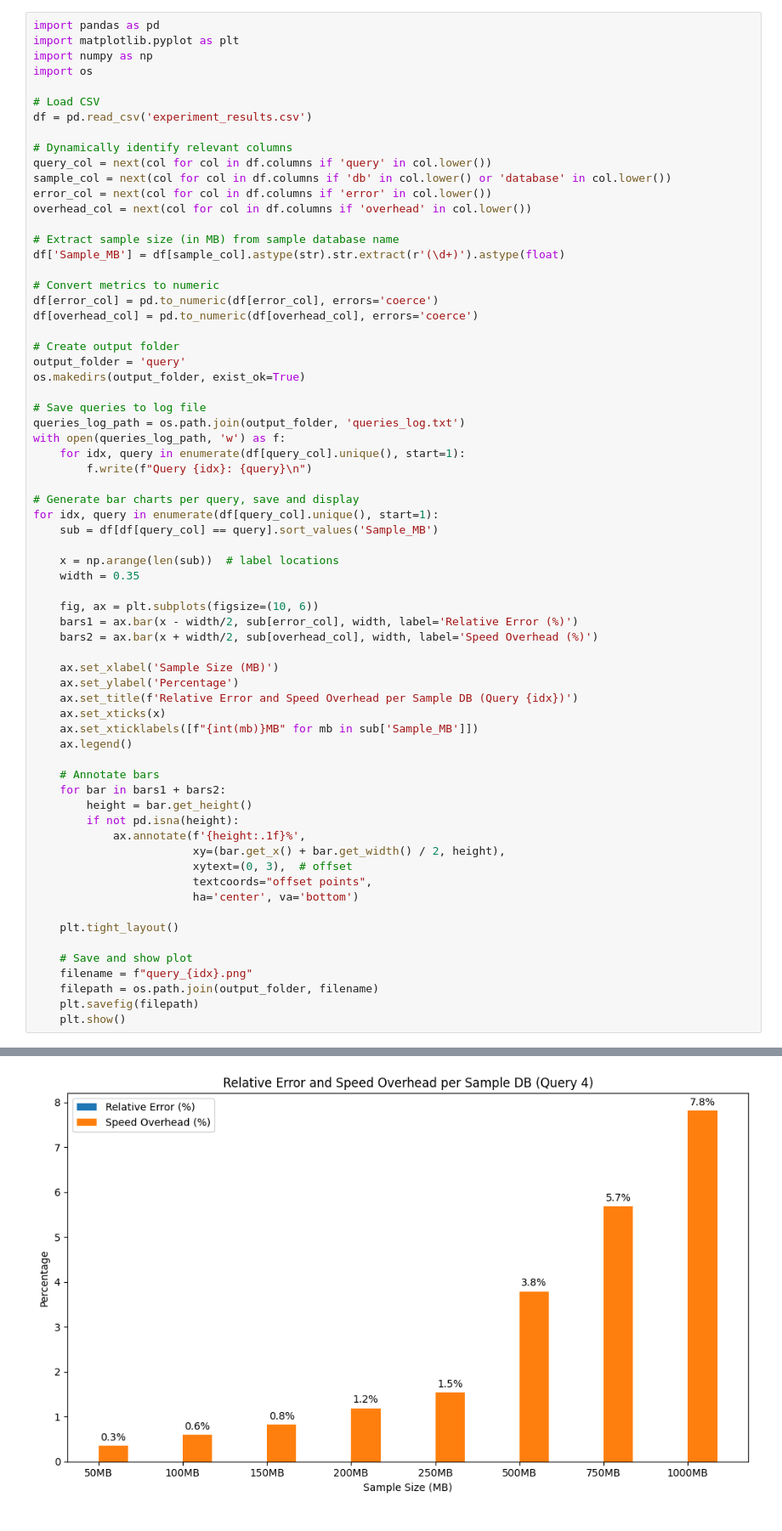
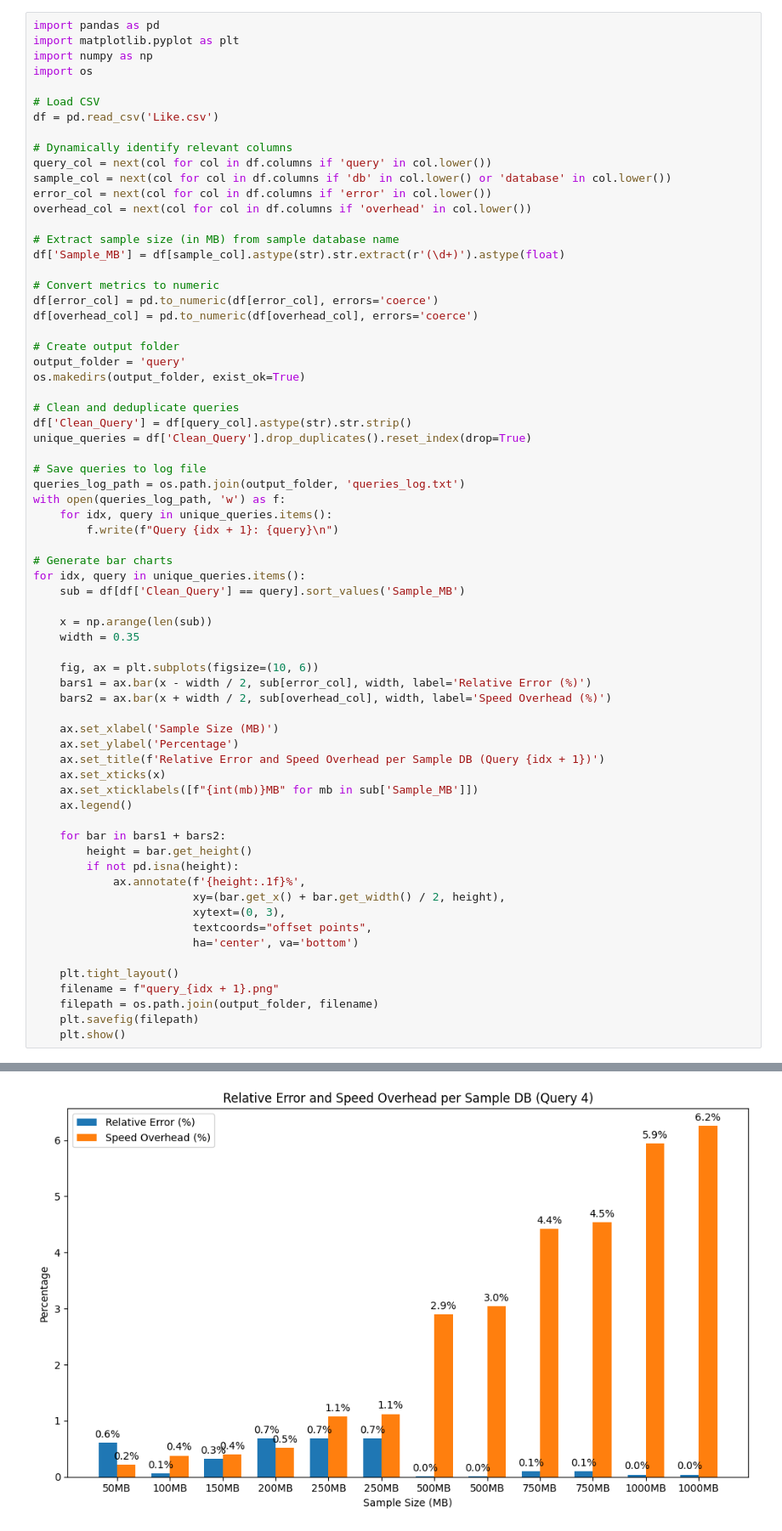
Before and after one commit to ArnobRahee/ThesisRAG, a Jupyter notebook: Image.ipynb, the cells around one changed output, grey strips where cells are left out. Shown at 85% size. Cells and saved outputs as stored; diff of their text form.

Commit message:
Different types of query

```diff
--- a/Image.ipynb
+++ b/Image.ipynb
@@ -5,7 +7,7 @@ import numpy as np
 import os
 
 # Load CSV
-df = pd.read_csv('experiment_results.csv')
+df = pd.read_csv('Like.csv')
 
 # Dynamically identify relevant columns
 query_col = next(col for col in df.columns if 'query' in col.lower())
@@ -24,44 +26,45 @@ df[overhead_col] = pd.to_numeric(df[overhead_col], errors='coerce')
 output_folder = 'query'
 os.makedirs(output_folder, exist_ok=True)
 
+# Clean and deduplicate queries
+df['Clean_Query'] = df[query_col].astype(str).str.strip()
+unique_queries = df['Clean_Query'].drop_duplicates().reset_index(drop=True)
+
 # Save queries to log file
 queries_log_path = os.path.join(output_folder, 'queries_log.txt')
 with open(queries_log_path, 'w') as f:
-    for idx, query in enumerate(df[query_col].unique(), start=1):
-        f.write(f"Query {idx}: {query}\n")
+    for idx, query in unique_queries.items():
+        f.write(f"Query {idx + 1}: {query}\n")
 
-# Generate bar charts per query, save and display
-for idx, query in enumerate(df[query_col].unique(), start=1):
-    sub = df[df[query_col] == query].sort_values('Sample_MB')
+# Generate bar charts
+for idx, query in unique_queries.items():
+    sub = df[df['Clean_Query'] == query].sort_values('Sample_MB')
 
-    x = np.arange(len(sub))  # label locations
+    x = np.arange(len(sub))
     width = 0.35
 
     fig, ax = plt.subplots(figsize=(10, 6))
-    bars1 = ax.bar(x - width/2, sub[error_col], width, label='Relative Error (%)')
-    bars2 = ax.bar(x + width/2, sub[overhead_col], width, label='Speed Overhead (%)')
+    bars1 = ax.bar(x - width / 2, sub[error_col], width, label='Relative Error (%)')
+    bars2 = ax.bar(x + width / 2, sub[overhead_col], width, label='Speed Overhead (%)')
 
     ax.set_xlabel('Sample Size (MB)')
     ax.set_ylabel('Percentage')
-    ax.set_title(f'Relative Error and Speed Overhead per Sample DB (Query {idx})')
+    ax.set_title(f'Relative Error and Speed Overhead per Sample DB (Query {idx + 1})')
     ax.set_xticks(x)
     ax.set_xticklabels([f"{int(mb)}MB" for mb in sub['Sample_MB']])
     ax.legend()
 
-    # Annotate bars
     for bar in bars1 + bars2:
         height = bar.get_height()
         if not pd.isna(height):
             ax.annotate(f'{height:.1f}%',
                         xy=(bar.get_x() + bar.get_width() / 2, height),
-                        xytext=(0, 3),  # offset
+                        xytext=(0, 3),
                         textcoords="offset points",
                         ha='center', va='bottom')
 
     plt.tight_layout()
-
-    # Save and show plot
-    filename = f"query_{idx}.png"
+    filename = f"query_{idx + 1}.png"
     filepath = os.path.join(output_folder, filename)
     plt.savefig(filepath)
     plt.show()
@@ -72 +75 @@ for idx, query in enumerate(df[query_col].unique(), start=1):
-[figure, old version]
+[figure, new version]
```
Also changed, not shown: parts of 8 cells of this notebook, 40 other files.
